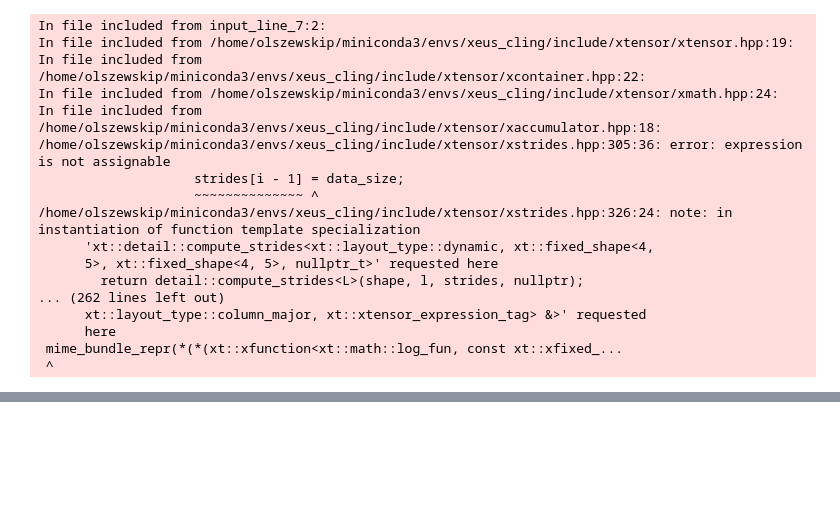
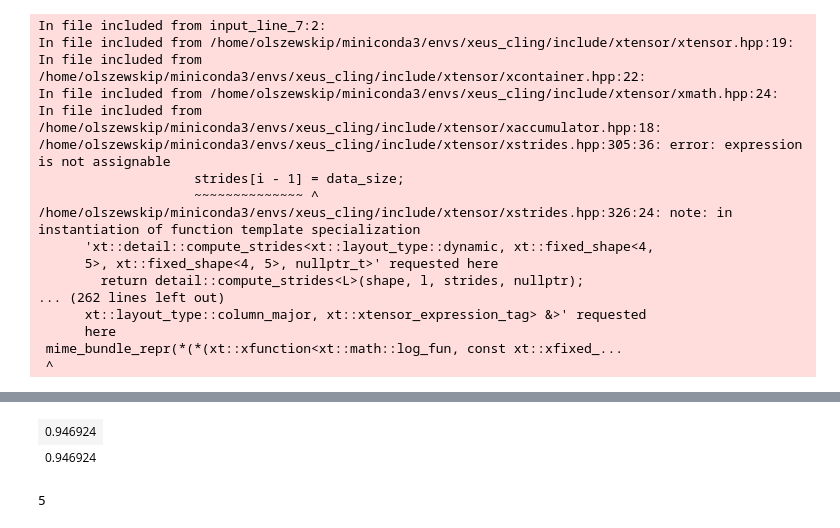
Before and after one commit to olszewskip/xeus_cling, a Jupyter notebook: cpp_playground.ipynb, the cells around one changed output, grey strips where cells are left out. Saved outputs shown, nothing was run; the diff lists cells and outputs as text; code cells hidden in the pictures; blank space fills up the shorter version.

```diff
--- a/cpp_playground.ipynb
+++ b/cpp_playground.ipynb
@@ -261,0 +333,7 @@ In file included from /home/olszewskip/miniconda3/envs/xeus_cling/include/xtenso
+# %%
+xt::xtensor<double, 2> a2 = xt::eval(xt::random::randint({dim, dim}, 0, 10));
+double b2[100 * 100];
+int i = 0;
+for(auto ptr = a2.begin(); ptr != a2.end(); ++i, ++ptr) {
+    b2[i] = *ptr;
+}
@@ -261,0 +424,10 @@ In file included from /home/olszewskip/miniconda3/envs/xeus_cling/include/xtenso
+# %%
+
+xt::sum(a1 * xt::log2(a1), {1})
+# %% [output]
+| 0.946924 |
+| 0.946924 |
+# %%
+a1[1,0] = 5
+# %% [output]
+5
```
Also changed, not shown: parts of 32 cells of this notebook, 6 other files.
